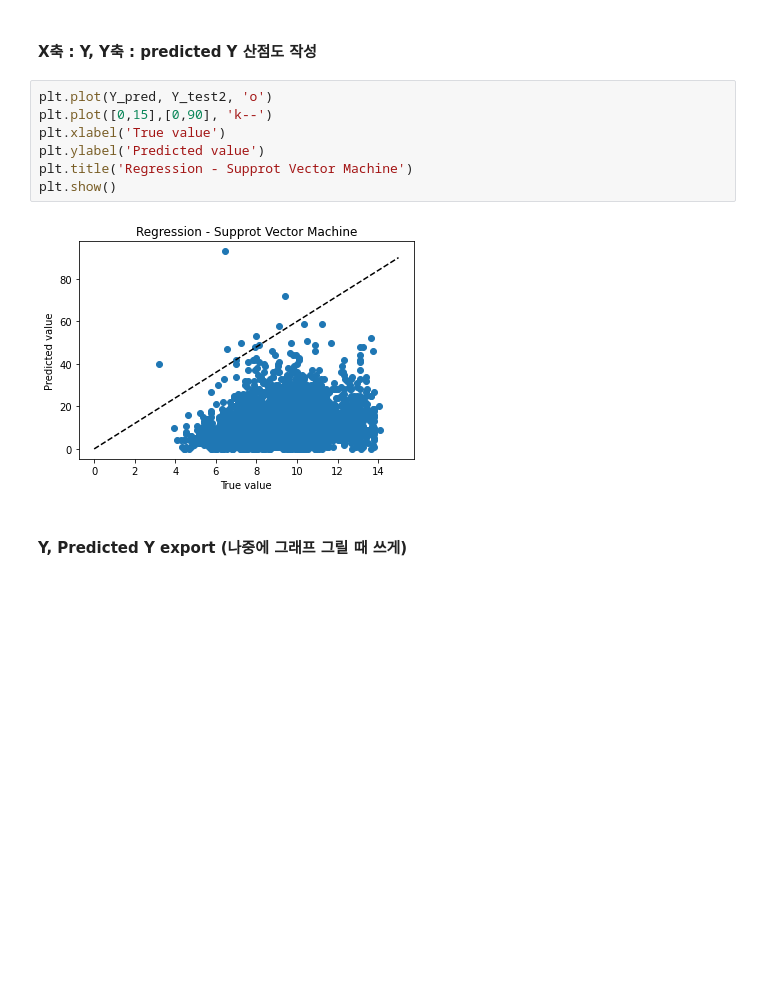
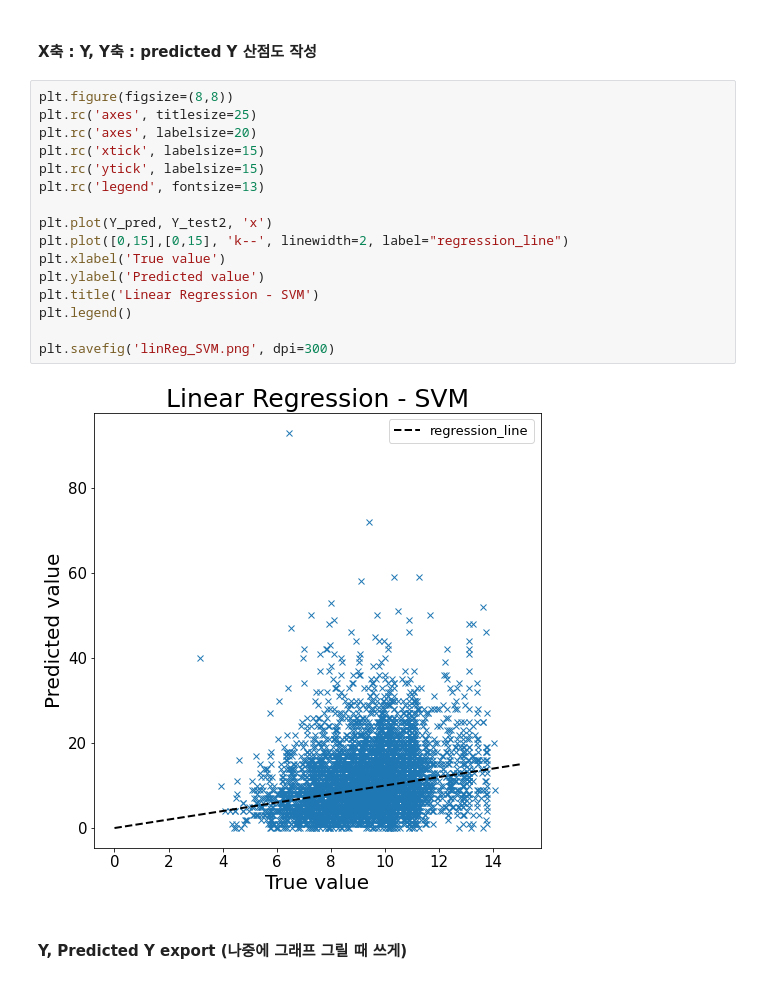
Before and after one commit to orezmis/COVID19, a Jupyter notebook: COVID19_SVMreg.ipynb, the cells around one changed output. Saved outputs shown, nothing was run; the diff lists cells and outputs as text; blank space fills up the shorter version.

```diff
--- a/COVID19_SVMreg.ipynb
+++ b/COVID19_SVMreg.ipynb
@@ -130,14 +130,23 @@ RMSE : 7.305
 # %% [markdown]
 #### X축 : Y, Y축 : predicted Y 산점도 작성
 # %%
-plt.plot(Y_pred, Y_test2, 'o')
-plt.plot([0,15],[0,90], 'k--')
+plt.figure(figsize=(8,8))
+plt.rc('axes', titlesize=25)
+plt.rc('axes', labelsize=20)
+plt.rc('xtick', labelsize=15)
+plt.rc('ytick', labelsize=15)
+plt.rc('legend', fontsize=13)
+
+plt.plot(Y_pred, Y_test2, 'x')
+plt.plot([0,15],[0,15], 'k--', linewidth=2, label="regression_line")
 plt.xlabel('True value')
 plt.ylabel('Predicted value')
-plt.title('Regression - Supprot Vector Machine')
-plt.show()
+plt.title('Linear Regression - SVM')
+plt.legend()
+
+plt.savefig('linReg_SVM.png', dpi=300)
 # %% [output]
-[figure, old version]
+[figure, new version]
 # %% [markdown]
 #### Y, Predicted Y export (나중에 그래프 그릴 때 쓰게)
 # %%
```
